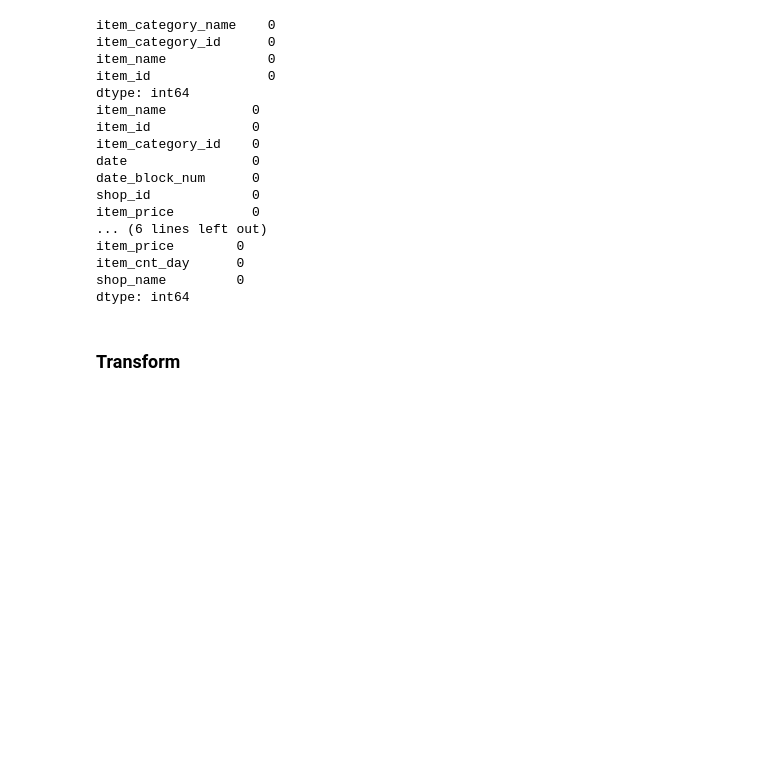
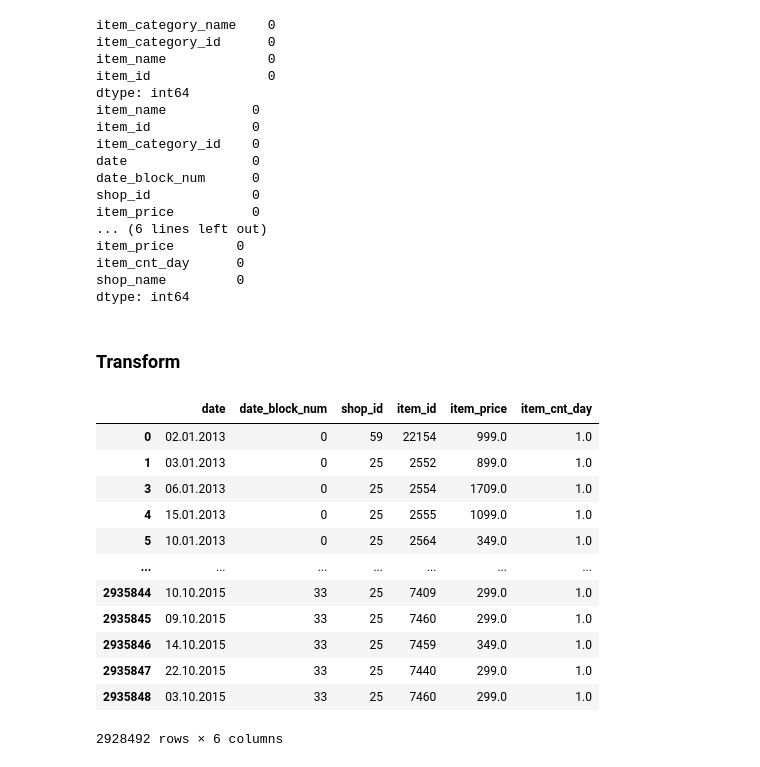
Before and after one commit to Yarmmax/DS_Intership, a Jupyter notebook: dcq.ipynb, the cells around one changed output. Cells and saved outputs as stored; diff of their text form; code cells hidden in the pictures; blank space fills up the shorter version.

```diff
--- a/dcq.ipynb
+++ b/dcq.ipynb
@@ -253,0 +252,16 @@ sales_train = sales_train[sales_train.]
+# %%
+sales_train
+# %% [output]
+|  | date | date_block_num | shop_id | item_id | item_price | item_cnt_day |
+| 0 | 02.01.2013 | 0 | 59 | 22154 | 999.0 | 1.0 |
+| 1 | 03.01.2013 | 0 | 25 | 2552 | 899.0 | 1.0 |
+| 3 | 06.01.2013 | 0 | 25 | 2554 | 1709.0 | 1.0 |
+| 4 | 15.01.2013 | 0 | 25 | 2555 | 1099.0 | 1.0 |
+| 5 | 10.01.2013 | 0 | 25 | 2564 | 349.0 | 1.0 |
+| ... | ... | ... | ... | ... | ... | ... |
+| 2935844 | 10.10.2015 | 33 | 25 | 7409 | 299.0 | 1.0 |
+| 2935845 | 09.10.2015 | 33 | 25 | 7460 | 299.0 | 1.0 |
+| 2935846 | 14.10.2015 | 33 | 25 | 7459 | 349.0 | 1.0 |
+| 2935847 | 22.10.2015 | 33 | 25 | 7440 | 299.0 | 1.0 |
+| 2935848 | 03.10.2015 | 33 | 25 | 7460 | 299.0 | 1.0 |
+2928492 rows × 6 columns
```
Also changed, not shown: parts of 19 cells of this notebook, 1 other file.
